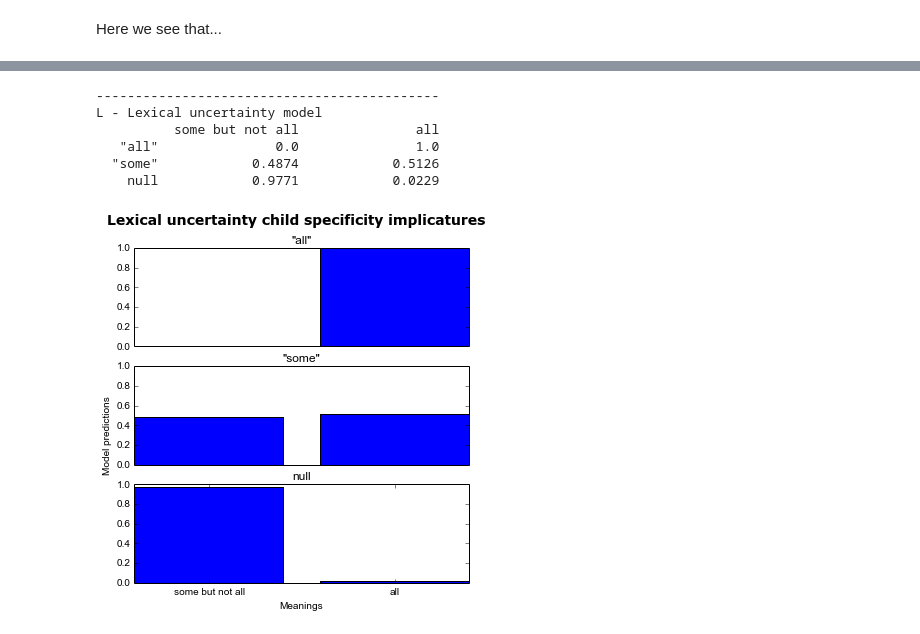
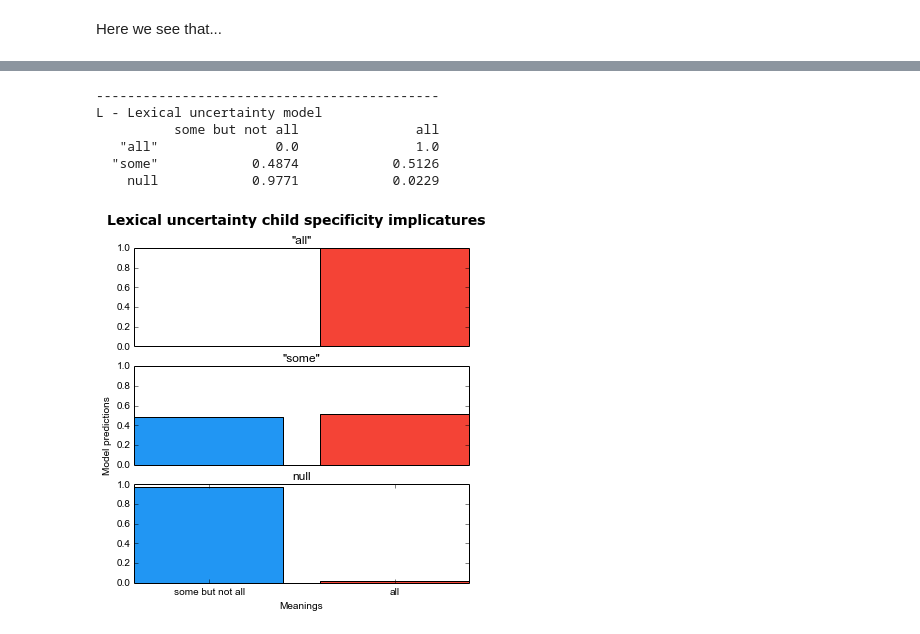
Before and after one commit to Epist/EpistemicPragmatics, a Jupyter notebook: Examples for paper.ipynb, the cells around one changed output, grey strips where cells are left out. Drawn from its saved outputs; the diff is of its cells as text; code cells hidden in the pictures.

```diff
--- a/Examples for paper.ipynb
+++ b/Examples for paper.ipynb
@@ -525,6 +532,7 @@ predictions=lulangs[-1]
 
 #Plotting Code
 fig = plt.figure()
+my_colors = util.customColors()
 #fig = plt.gcf()
 %matplotlib inline
 size = fig.get_size_inches()
@@ -538,7 +546,7 @@ for i in range(3):
     labels=mod.states
     locs=range(len(toPlot))
     ax = plt.subplot(gs[i])
-    ax.bar(locs,toPlot, align='center')
+    ax.bar(locs,toPlot, align='center', color=my_colors)
     #ax.set_xlabel("Meanings")
     #ax.set_ylabel("Model predictions")
     if i==2:
@@ -601,6 +609,9 @@ predictions=lulangs[-1]
 
 #Plotting Code
 fig = plt.figure()
+
+my_colors = util.customColors()
+
 #fig = plt.gcf()
 %matplotlib inline
 size = fig.get_size_inches()
@@ -608,35 +619,35 @@ plt.figure(figsize=(size[0]*1,size[1]*1.5))
 gs = gridspec.GridSpec(3,1)
 plt.suptitle("Lexical uncertainty child specificity implicatures", fontsize=14, fontweight='bold')
 for i in range(3):
     toPlot=predictions[i,:]
     epsilon = 1e-7
     toPlot = [x+epsilon for x in toPlot]
     labels=mod.states
     locs=range(len(toPlot))
     ax = plt.subplot(gs[i])
-    ax.bar(locs,toPlot, align='center')
+    ax.bar(locs,toPlot, align='center', color=my_colors)
     #ax.set_xlabel("Meanings")
     #ax.set_ylabel("Model predictions")
     if i==2:
         plt.xticks(locs, labels)
     else: ax.xaxis.set_visible(False)
     ax.set_title(mod.messages[i])
     axes = plt.gca()
     axes.set_ylim([0,1])
 plt.xlabel("Meanings")
 #plt.ylabel("Model predictions", verticalalignment = 'bottom', horizontalalignment="left")
 plt.ylabel("Model predictions", position=[0,1.5])
 
 plt.savefig('LexUnc_child_prior.png', bbox_inches='tight',  dpi=400)
 plt.show()
 # %% [output]
 --------------------------------------------
 L - Lexical uncertainty model
           some but not all               all
    "all"               0.0               1.0
   "some"            0.4874            0.5126
     null            0.9771            0.0229
-[figure, old version]
+[figure, new version]
 # %%
 #SCIMPI simplified development model
 
```
Also changed, not shown: parts of 9 cells of this notebook, 1 other file.
